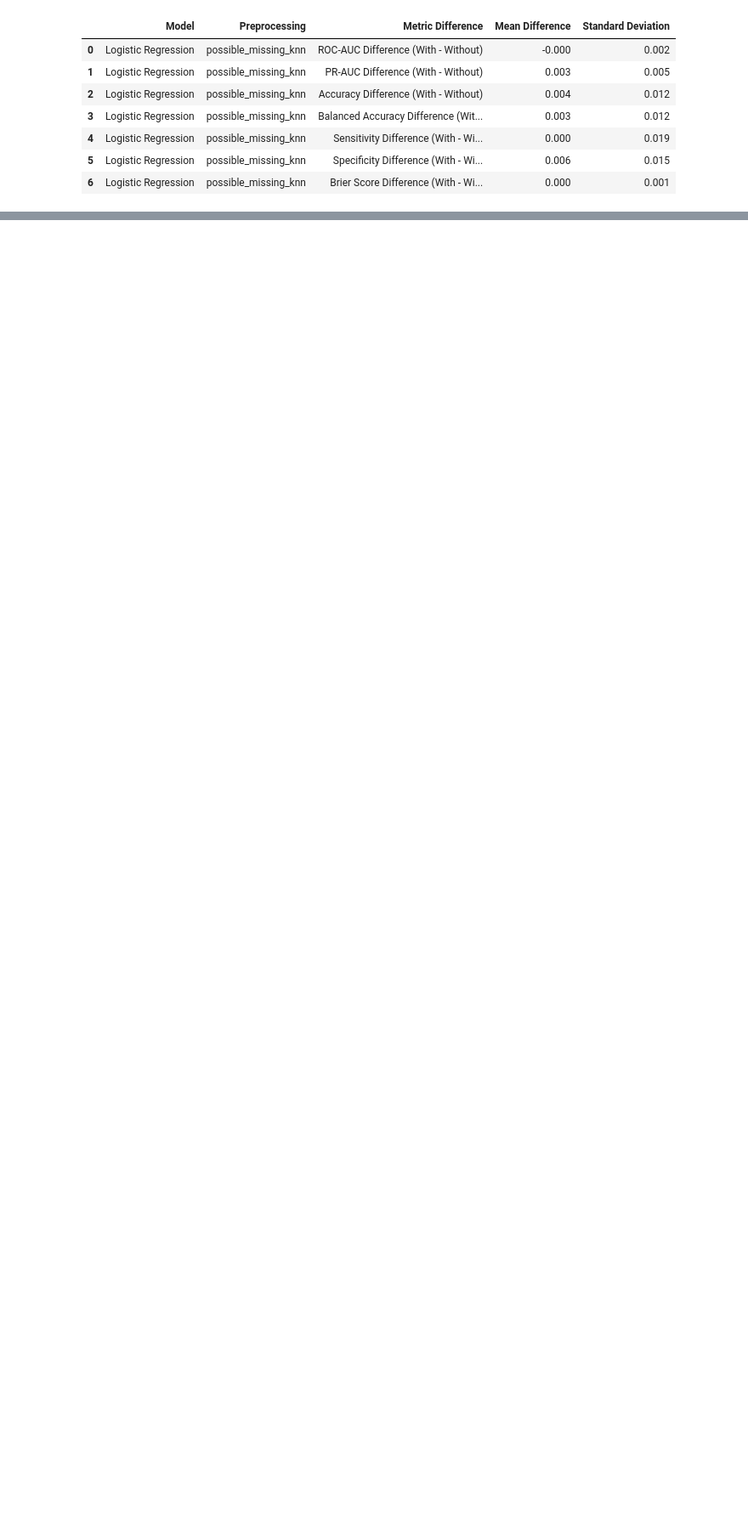
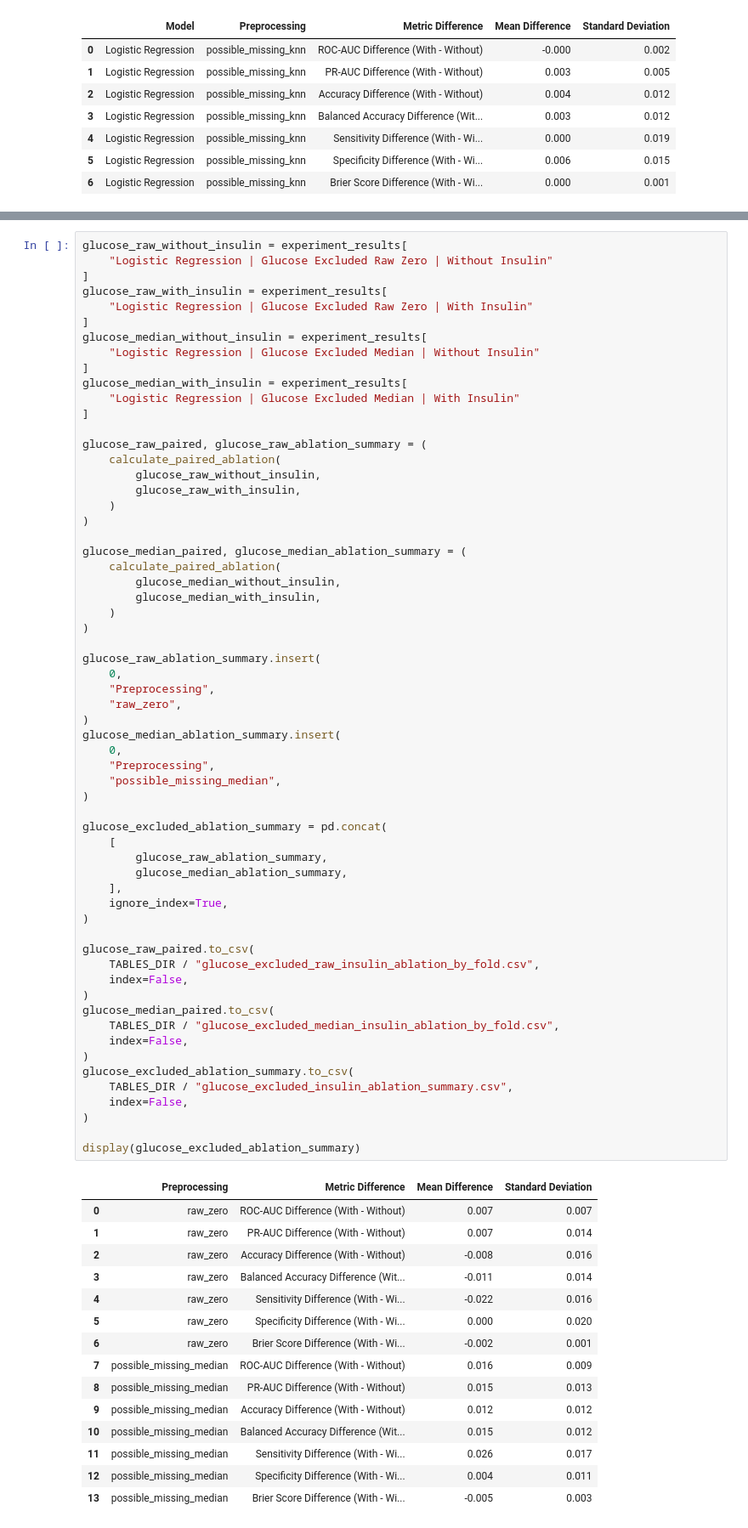
Before and after one commit to rodrigoviannasn/mat422-insulin-diabetes-project, a Jupyter notebook: notebooks/02_modeling_results.ipynb, the cells around one changed output, grey strips where cells are left out. Shown at 85% size. Cells and saved outputs as stored; diff of their text form; blank space fills up the shorter version.

Commit message:
Run glucose-excluded sensitivity analysis

```diff
--- a/notebooks/02_modeling_results.ipynb
+++ b/notebooks/02_modeling_results.ipynb
@@ -1684,0 +1833,77 @@ display(knn_ablation_summary)
+# %%
+glucose_raw_without_insulin = experiment_results[
+    "Logistic Regression | Glucose Excluded Raw Zero | Without Insulin"
+]
+glucose_raw_with_insulin = experiment_results[
+    "Logistic Regression | Glucose Excluded Raw Zero | With Insulin"
+]
+glucose_median_without_insulin = experiment_results[
+    "Logistic Regression | Glucose Excluded Median | Without Insulin"
+]
+glucose_median_with_insulin = experiment_results[
+    "Logistic Regression | Glucose Excluded Median | With Insulin"
+]
+
+glucose_raw_paired, glucose_raw_ablation_summary = (
+    calculate_paired_ablation(
+        glucose_raw_without_insulin,
+        glucose_raw_with_insulin,
+    )
+)
+
+glucose_median_paired, glucose_median_ablation_summary = (
+    calculate_paired_ablation(
+        glucose_median_without_insulin,
+        glucose_median_with_insulin,
+    )
+)
+
+glucose_raw_ablation_summary.insert(
+    0,
+    "Preprocessing",
+    "raw_zero",
+)
+glucose_median_ablation_summary.insert(
+    0,
+    "Preprocessing",
+    "possible_missing_median",
+)
+
+glucose_excluded_ablation_summary = pd.concat(
+    [
+        glucose_raw_ablation_summary,
+        glucose_median_ablation_summary,
+    ],
+    ignore_index=True,
+)
+
+glucose_raw_paired.to_csv(
+    TABLES_DIR / "glucose_excluded_raw_insulin_ablation_by_fold.csv",
+    index=False,
+)
+glucose_median_paired.to_csv(
+    TABLES_DIR / "glucose_excluded_median_insulin_ablation_by_fold.csv",
+    index=False,
+)
+glucose_excluded_ablation_summary.to_csv(
+    TABLES_DIR / "glucose_excluded_insulin_ablation_summary.csv",
+    index=False,
+)
+
+display(glucose_excluded_ablation_summary)
+# %% [output]
+|  | Preprocessing | Metric Difference | Mean Difference | Standard Deviation |
+| 0 | raw_zero | ROC-AUC Difference (With - Without) | 0.007 | 0.007 |
+| 1 | raw_zero | PR-AUC Difference (With - Without) | 0.007 | 0.014 |
+| 2 | raw_zero | Accuracy Difference (With - Without) | -0.008 | 0.016 |
+| 3 | raw_zero | Balanced Accuracy Difference (Wit... | -0.011 | 0.014 |
+| 4 | raw_zero | Sensitivity Difference (With - Wi... | -0.022 | 0.016 |
+| 5 | raw_zero | Specificity Difference (With - Wi... | 0.000 | 0.020 |
+| 6 | raw_zero | Brier Score Difference (With - Wi... | -0.002 | 0.001 |
+| 7 | possible_missing_median | ROC-AUC Difference (With - Without) | 0.016 | 0.009 |
+| 8 | possible_missing_median | PR-AUC Difference (With - Without) | 0.015 | 0.013 |
+| 9 | possible_missing_median | Accuracy Difference (With - Without) | 0.012 | 0.012 |
+| 10 | possible_missing_median | Balanced Accuracy Difference (Wit... | 0.015 | 0.012 |
+| 11 | possible_missing_median | Sensitivity Difference (With - Wi... | 0.026 | 0.017 |
+| 12 | possible_missing_median | Specificity Difference (With - Wi... | 0.004 | 0.011 |
+| 13 | possible_missing_median | Brier Score Difference (With - Wi... | -0.005 | 0.003 |
```
Also changed, not shown: parts of 3 cells of this notebook.
